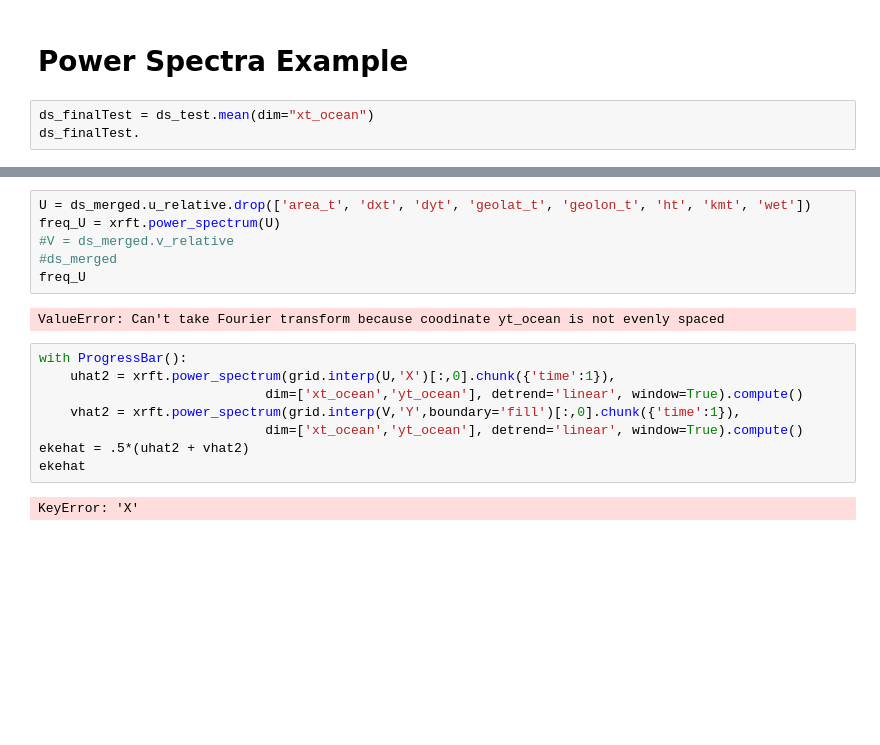
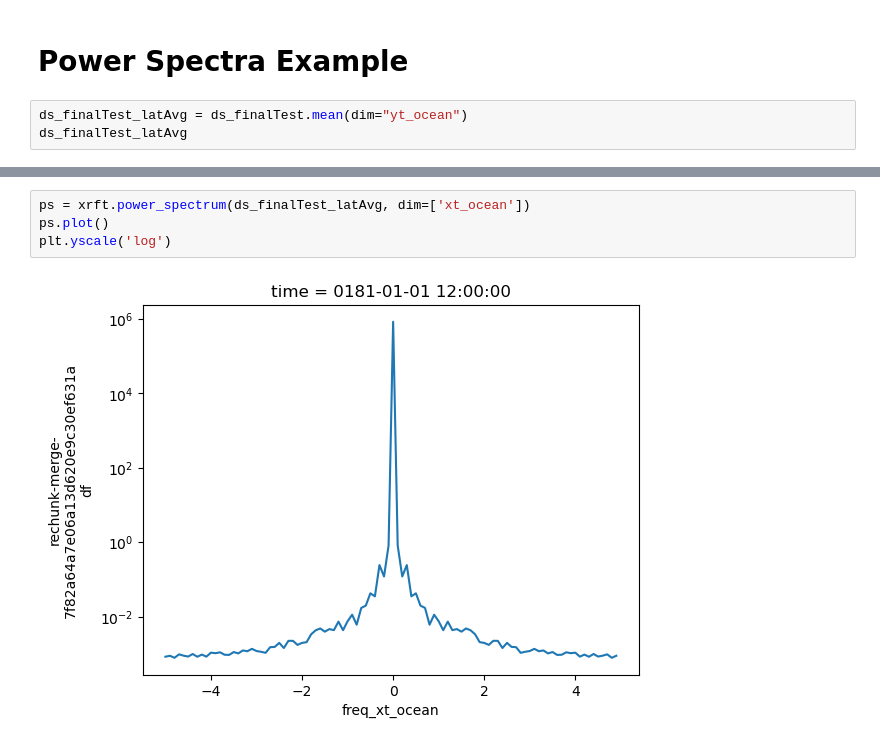
Before and after one commit to ocean-transport/air-sea-ML, a Jupyter notebook: powerSpectraTrial.ipynb, the cells around one changed output, grey strips where cells are left out. Cells and saved outputs as stored; diff of their text form; blank space fills up the shorter version.

```diff
--- a/powerSpectraTrial.ipynb
+++ b/powerSpectraTrial.ipynb
@@ -344,6 +343,6 @@ Fda_1.real.plot()
 # %% [markdown]
 # Power Spectra Example
 # %%
-ds_finalTest = ds_test.mean(dim="xt_ocean")
-ds_finalTest.
+ds_finalTest_latAvg = ds_finalTest.mean(dim="yt_ocean")
+ds_finalTest_latAvg
 # %% [output]
@@ -367,18 +372,6 @@ Data variables:
 # %%
-U = ds_merged.u_relative.drop(['area_t', 'dxt', 'dyt', 'geolat_t', 'geolon_t', 'ht', 'kmt', 'wet'])
-freq_U = xrft.power_spectrum(U)
-#V = ds_merged.v_relative
-#ds_merged
-freq_U
+ps = xrft.power_spectrum(ds_finalTest_latAvg, dim=['xt_ocean'])
+ps.plot()
+plt.yscale('log')
 # %% [output]
-ValueError: Can't take Fourier transform because coodinate yt_ocean is not evenly spaced
+[figure, added]
-# %%
-with ProgressBar():
-    uhat2 = xrft.power_spectrum(grid.interp(U,'X')[:,0].chunk({'time':1}),
-                             dim=['xt_ocean','yt_ocean'], detrend='linear', window=True).compute()
-    vhat2 = xrft.power_spectrum(grid.interp(V,'Y',boundary='fill')[:,0].chunk({'time':1}),
-                             dim=['xt_ocean','yt_ocean'], detrend='linear', window=True).compute()
-ekehat = .5*(uhat2 + vhat2)
-ekehat
-# %% [output]
-KeyError: 'X'
```
Also changed, not shown: parts of 5 cells of this notebook.
